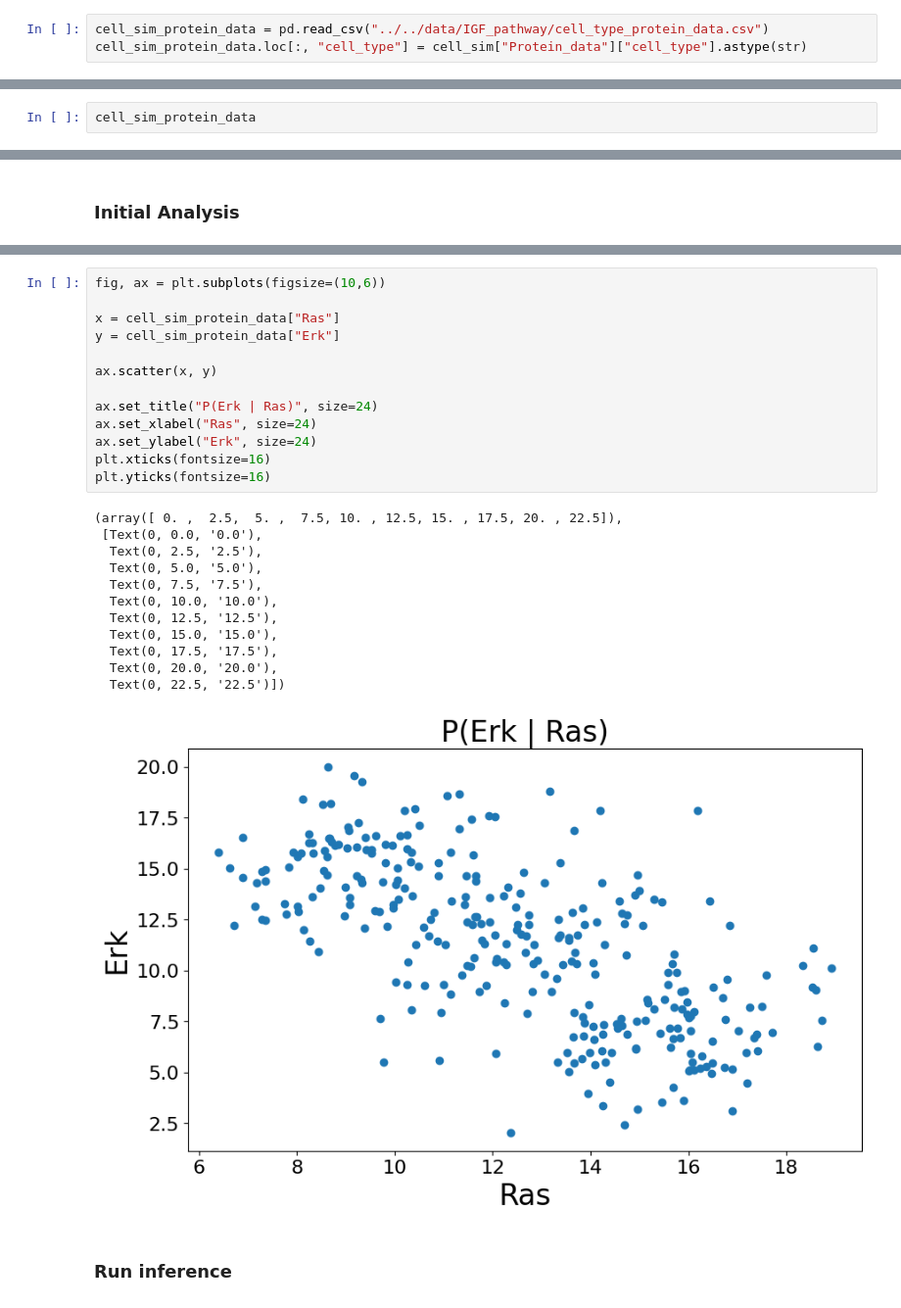
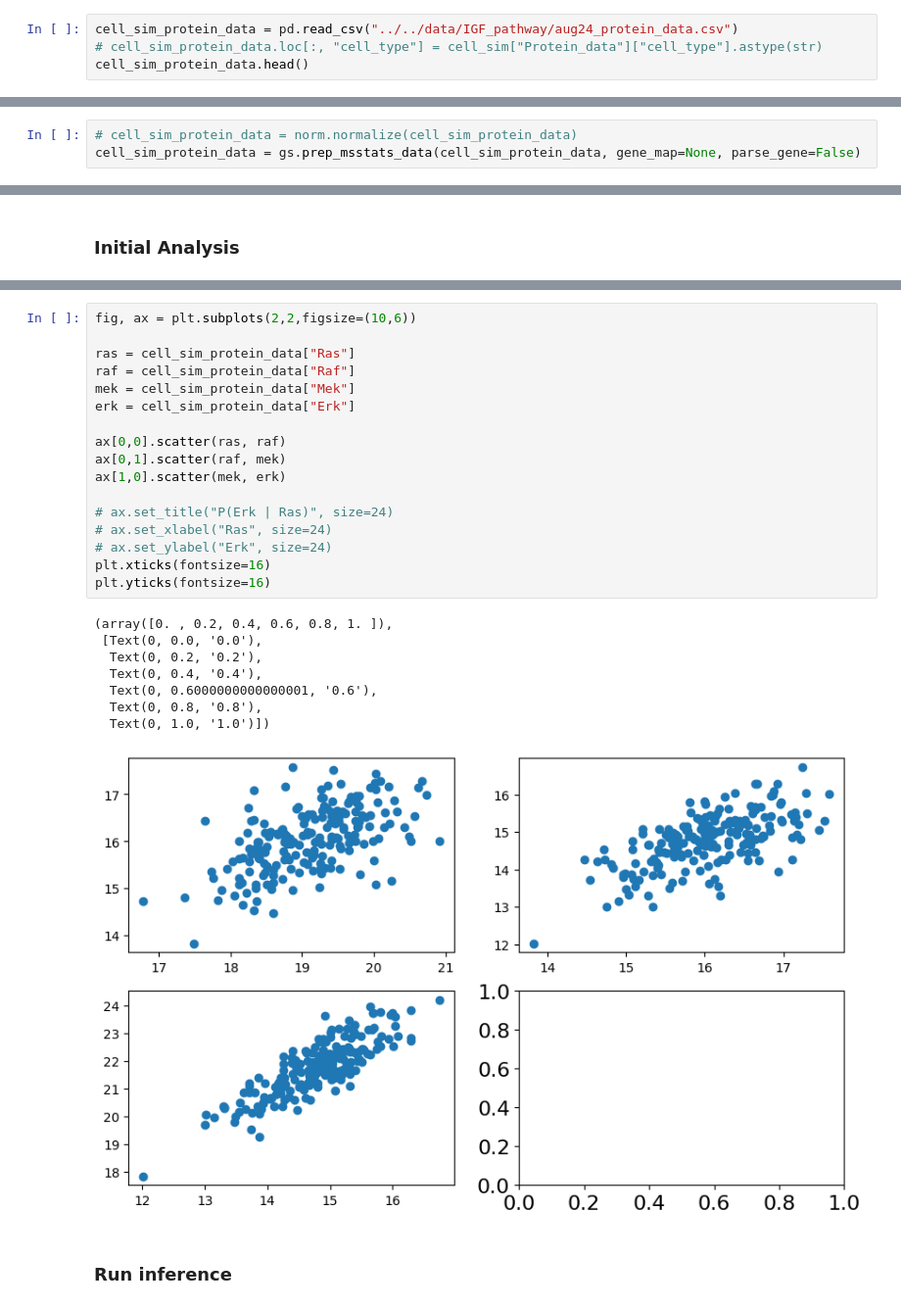
Before and after one commit to devonjkohler/Causomic, a Jupyter notebook: vignettes/simulations/IGF_simulation_analysis.ipynb, the cells around one changed output, grey strips where cells are left out. Shown at 98% size. Cells and saved outputs as stored; diff of their text form.

```diff
--- a/vignettes/simulations/IGF_simulation_analysis.ipynb
+++ b/vignettes/simulations/IGF_simulation_analysis.ipynb
@@ -306,3 +291,4 @@ cell_sim["Feature_data"].to_csv("../data/IGF_pathway/cell_type_feature_data.csv"
 # %%
-cell_sim_protein_data = pd.read_csv("../../data/IGF_pathway/cell_type_protein_data.csv")
-cell_sim_protein_data.loc[:, "cell_type"] = cell_sim["Protein_data"]["cell_type"].astype(str)
+cell_sim_protein_data = pd.read_csv("../../data/IGF_pathway/aug24_protein_data.csv")
+# cell_sim_protein_data.loc[:, "cell_type"] = cell_sim["Protein_data"]["cell_type"].astype(str)
+cell_sim_protein_data.head()
@@ -309,3 +302,4 @@ cell_sim_protein_data.loc[:, "cell_type"] = cell_sim["Protein_data"]["cell_type"
 # %%
-cell_sim_protein_data
+# cell_sim_protein_data = norm.normalize(cell_sim_protein_data)
+cell_sim_protein_data = gs.prep_msstats_data(cell_sim_protein_data, gene_map=None, parse_gene=False)
 # %% [output]
@@ -356,29 +333,29 @@ plt.yticks(fontsize=16)
 # %%
-fig, ax = plt.subplots(figsize=(10,6))
+fig, ax = plt.subplots(2,2,figsize=(10,6))
 
-x = cell_sim_protein_data["Ras"]
-y = cell_sim_protein_data["Erk"]
+ras = cell_sim_protein_data["Ras"]
+raf = cell_sim_protein_data["Raf"]
+mek = cell_sim_protein_data["Mek"]
+erk = cell_sim_protein_data["Erk"]
 
-ax.scatter(x, y)
+ax[0,0].scatter(ras, raf)
+ax[0,1].scatter(raf, mek)
+ax[1,0].scatter(mek, erk)
 
-ax.set_title("P(Erk | Ras)", size=24)
-ax.set_xlabel("Ras", size=24)
-ax.set_ylabel("Erk", size=24)
+# ax.set_title("P(Erk | Ras)", size=24)
+# ax.set_xlabel("Ras", size=24)
+# ax.set_ylabel("Erk", size=24)
 plt.xticks(fontsize=16)
 plt.yticks(fontsize=16)
 # %% [output]
-(array([ 0. ,  2.5,  5. ,  7.5, 10. , 12.5, 15. , 17.5, 20. , 22.5]),
+(array([0. , 0.2, 0.4, 0.6, 0.8, 1. ]),
  [Text(0, 0.0, '0.0'),
-  Text(0, 2.5, '2.5'),
-  Text(0, 5.0, '5.0'),
-  Text(0, 7.5, '7.5'),
-  Text(0, 10.0, '10.0'),
-  Text(0, 12.5, '12.5'),
-  Text(0, 15.0, '15.0'),
-  Text(0, 17.5, '17.5'),
-  Text(0, 20.0, '20.0'),
-  Text(0, 22.5, '22.5')])
+  Text(0, 0.2, '0.2'),
+  Text(0, 0.4, '0.4'),
+  Text(0, 0.6000000000000001, '0.6'),
+  Text(0, 0.8, '0.8'),
+  Text(0, 1.0, '1.0')])
-[figure, old version]
+[figure, new version]
 # %% [markdown]
 ### Run inference
 # %%
```
Also changed, not shown: parts of 24 cells of this notebook, 22 other files.
